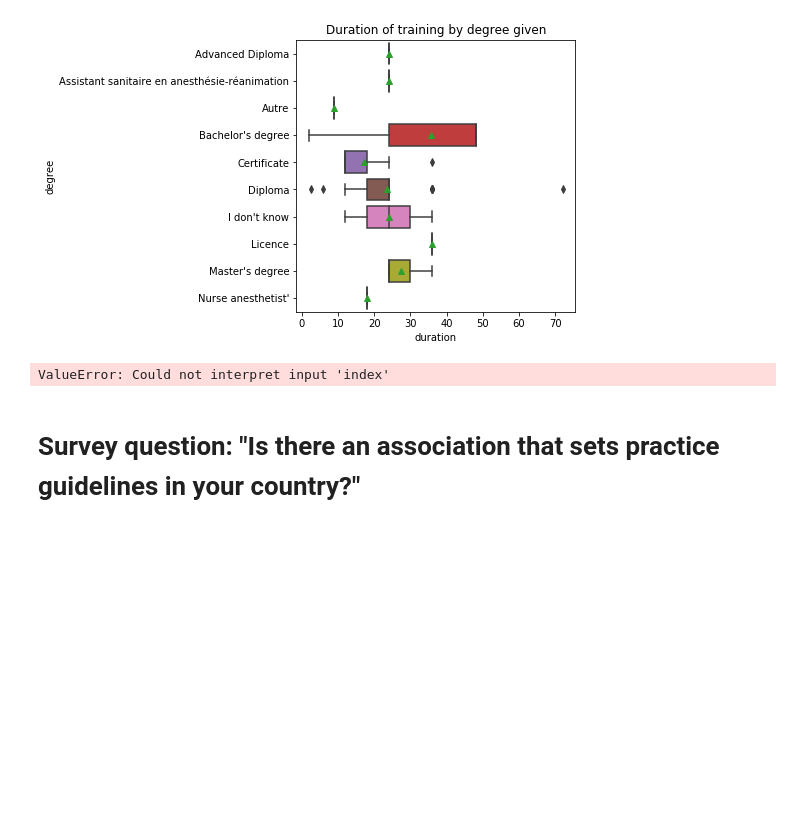
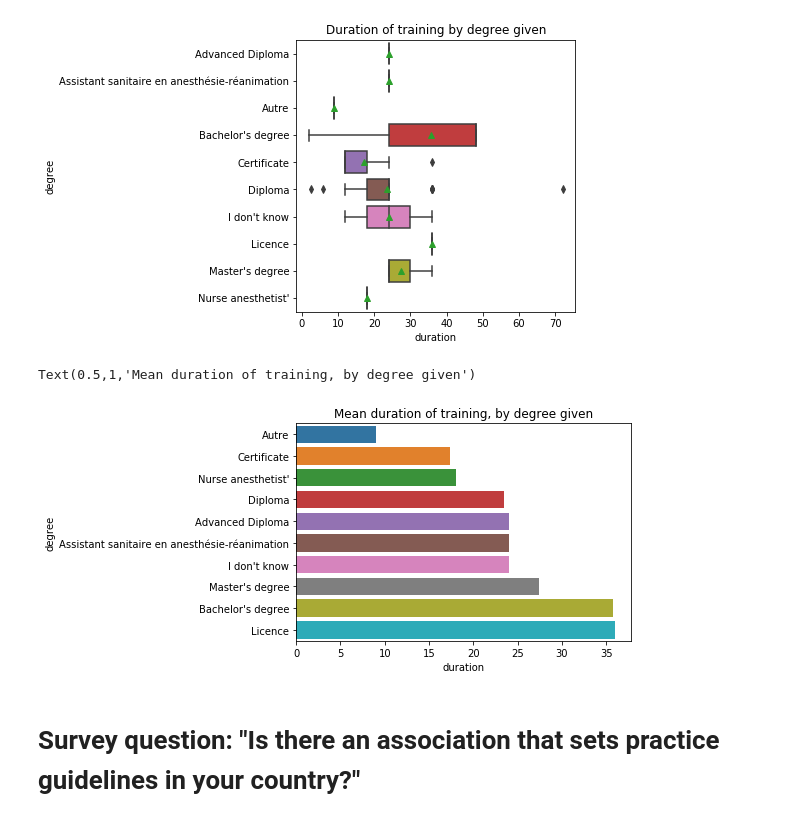
Before and after one commit to lawtj/npa, a Jupyter notebook: npa data.ipynb, the cells around one changed output. Drawn from its saved outputs; the diff is of its cells as text; code cells hidden in the pictures; blank space fills up the shorter version.

```diff
--- a/npa data.ipynb
+++ b/npa data.ipynb
@@ -383,9 +385,10 @@ Text(0.5,1,'Duration of training by degree given')
 [figure]
 # %%
 #durdegree.plot.bar(title="Duration of training by degree awarded")
-sb.barplot(data=durdegree.reset_index(), x='duration', y='index', kind='bar')
+sb.barplot(data=durdegree, x='duration', y=durdegree.index).set_title("Mean duration of training, by degree given")
 # %% [output]
-ValueError: Could not interpret input 'index'
+Text(0.5,1,'Mean duration of training, by degree given')
+[figure, added]
 # %% [markdown]
 # <a name='guidelines'>Survey question: "Is there an association that sets practice guidelines in your country?"</a>
 # %% [markdown]
```
Also changed, not shown: parts of 12 cells of this notebook.
